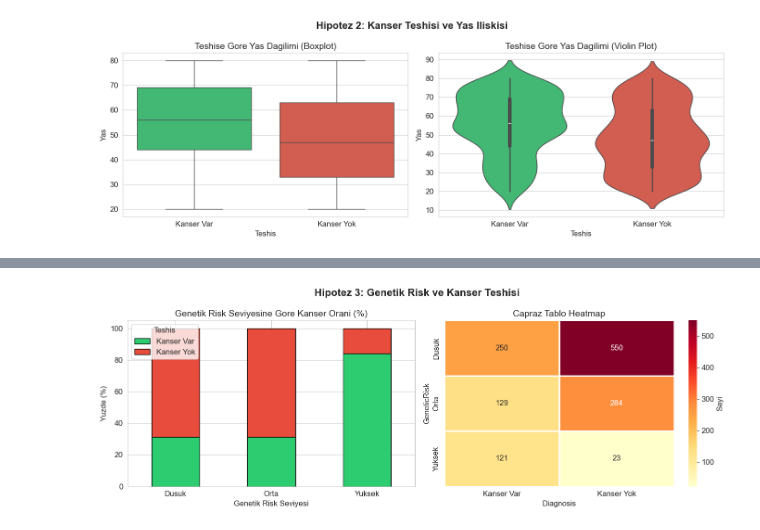
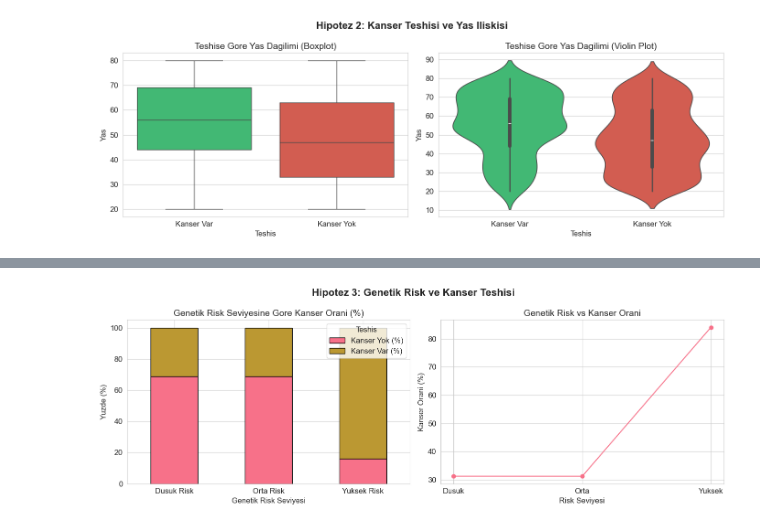
Before and after one commit to yusufguclu/kanser-verisi-isleme, a Jupyter notebook: veri_islme.ipynb, the cells around one changed output, grey strips where cells are left out. Drawn from its saved outputs; the diff is of its cells as text; code cells hidden in the pictures.

```diff
--- a/veri_islme.ipynb
+++ b/veri_islme.ipynb
@@ -133,10 +133,7 @@ for i, col in enumerate(sayisal_sutunlar):
     ax.set_title(f'{col} Dagilimi')
     ax.set_xlabel(col)
     ax.set_ylabel('Frekans')
-    # Ortalama cizgisi
-    ax.axvline(df_orijinal[col].mean(), color='yellow', linestyle='--', label=f'Ort: {df_orijinal[col].mean():.1f}')
-    ax.axvline(df_orijinal[col].median(), color='blue', linestyle='-.', label=f'Med: {df_orijinal[col].median():.1f}')
-    ax.legend() #label gosterir
+
 
 plt.tight_layout()  #grafikleriin yazilari birbirne girmesin
 plt.show()
@@ -929,29 +958,47 @@ p-degeri (0.000000) < alpha (0.05)
 # %%
-# HİPOTEZ 3: Genetik Risk ve Kanser Teshisi — Ki-Kare Testi
+import pandas as pd
+import numpy as np
+import matplotlib.pyplot as plt
+from scipy.stats import chi2_contingency
+
 print('=' * 70)
 print('HİPOTEZ 3: Genetik Risk Seviyesi ve Kanser Teshisi Iliskisi')
 print('=' * 70)
 
-# Capraz tablo
-capraz_tablo3 = pd.crosstab(df_temiz['GeneticRisk'], df_temiz['Diagnosis'],
-                            margins=True, margins_name='Toplam')
+# ======================
+# ÇAPRAZ TABLO
+# ======================
+ct3 = pd.crosstab(df_temiz['GeneticRisk'], df_temiz['Diagnosis'])
+
+capraz_tablo3 = pd.crosstab(
+    df_temiz['GeneticRisk'],
+    df_temiz['Diagnosis'],
+    margins=True,
+    margins_name='Toplam'
+)
+
 capraz_tablo3.index = ['Dusuk Risk', 'Orta Risk', 'Yuksek Risk', 'Toplam']
 capraz_tablo3.columns = ['Kanser Yok', 'Kanser Var', 'Toplam']
+
 print('\nCapraz Tablo:')
 print(capraz_tablo3)
 
-# Oransal capraz tablo
-print('\nOransal Capraz Tablo (%):')
-ct3 = pd.crosstab(df_temiz['GeneticRisk'], df_temiz['Diagnosis'])
+# ======================
+# YÜZDELİK TABLO
+# ======================
 ct3_pct = ct3.div(ct3.sum(axis=1), axis=0) * 100
 ct3_pct.index = ['Dusuk Risk', 'Orta Risk', 'Yuksek Risk']
 ct3_pct.columns = ['Kanser Yok (%)', 'Kanser Var (%)']
-print(ct3_pct.round(1))
 
-# Ki-Kare testi
+print('\nOransal Capraz Tablo (%):')
+print(ct3_pct.round(2))
+
+# ======================
+# KI-KARE TESTİ
+# ======================
 chi2, p_value, dof, expected = chi2_contingency(ct3)
 
-# Cramer's V hesaplama
+# Cramer's V
 n = ct3.sum().sum()
 min_dim = min(ct3.shape) - 1
 cramers_v = np.sqrt(chi2 / (n * min_dim))
@@ -962,7 +1009,7 @@ print(f'p-degeri: {p_value:.6f}')
 print(f'Serbestlik Derecesi (df): {dof}')
 print(f"Cramer's V: {cramers_v:.4f}")
 
-# Etki buyuklugu yorumu
+# Etki büyüklüğü yorumu
 if cramers_v < 0.1:
     etki = 'Cok Zayif'
 elif cramers_v < 0.3:
@@ -971,41 +1018,47 @@ elif cramers_v < 0.5:
     etki = 'Orta'
 else:
     etki = 'Guclu'
+
 print(f'Etki Buyuklugu: {etki}')
 
-# Karar
+# ======================
+# KARAR
+# ======================
 alpha = 0.05
 print(f'\n--- KARAR (alpha = {alpha}) ---')
+
 if p_value < alpha:
-    print(f'p-degeri ({p_value:.6f}) < alpha ({alpha})')
-    print('=> H0 REDDEDİLDİ! Genetik risk seviyesi ile kanser teshisi arasinda')
-    print(f'   istatistiksel olarak anlamli bir iliski VARDIR. (Etki: {etki})')
+    print('=> H0 REDDEDİLDİ!')
+    print(f'Genetik risk seviyesi ile kanser teshisi arasinda anlamli iliski VAR (Etki: {etki})')
 else:
-    print(f'p-degeri ({p_value:.6f}) >= alpha ({alpha})')
-    print('=> H0 REDDEDİLEMEZ! Anlamli bir iliski bulunamadi.')
+    print('=> H0 REDDEDİLEMEZ!')
+    print('Anlamli bir iliski bulunamadi')
 
-# Gorsellessirme
+# ======================
+# GRAFİKLER
+# ======================
 fig, axes = plt.subplots(1, 2, figsize=(14, 5))
 fig.suptitle('Hipotez 3: Genetik Risk ve Kanser Teshisi', fontsize=16, fontweight='bold')
 
-# Stacked bar (yuzde)
-ct3_plot = pd.crosstab(df_temiz['GeneticRisk'].map({0: 'Dusuk', 1: 'Orta', 2: 'Yuksek'}),
-                        df_temiz['Diagnosis'].map({0: 'Kanser Yok', 1: 'Kanser Var'}),
-                        normalize='index') * 100
-ct3_plot.plot(kind='bar', stacked=True, ax=axes[0],
-             color=['#2ecc71', '#e74c3c'], edgecolor='black')
+# --- 1. Grafik: Stacked bar (%)
+ct3_plot = ct3_pct.copy()
+ct3_plot.plot(kind='bar', stacked=True, ax=axes[0], edgecolor='black')
+
 axes[0].set_title('Genetik Risk Seviyesine Gore Kanser Orani (%)')
 axes[0].set_ylabel('Yuzde (%)')
 axes[0].set_xlabel('Genetik Risk Seviyesi')
 axes[0].tick_params(axis='x', rotation=0)
 axes[0].legend(title='Teshis')
 
-# Heatmap (contingency table)
-ct3_heatmap = pd.crosstab(df_temiz['GeneticRisk'].map({0: 'Dusuk', 1: 'Orta', 2: 'Yuksek'}),
-                           df_temiz['Diagnosis'].map({0: 'Kanser Yok', 1: 'Kanser Var'}))
-sns.heatmap(ct3_heatmap, annot=True, fmt='d', cmap='YlOrRd', ax=axes[1],
-           linewidths=1, cbar_kws={'label': 'Sayi'})
-axes[1].set_title('Capraz Tablo Heatmap')
+# --- 2. Grafik: Line plot (kanser oranı)
+kanser_orani = ct3_pct['Kanser Var (%)'].values
+risk_labels = ['Dusuk', 'Orta', 'Yuksek']
+
+axes[1].plot(risk_labels, kanser_orani, marker='o')
+axes[1].set_title('Genetik Risk vs Kanser Orani')
+axes[1].set_xlabel('Risk Seviyesi')
+axes[1].set_ylabel('Kanser Orani (%)')
+axes[1].grid(True)
 
 plt.tight_layout()
 plt.show()
@@ -1030,2 +1083,2 @@ p-degeri (0.000000) < alpha (0.05)
-[figure, old version]
+[figure, new version]
 # %% [markdown]
```
Also changed, not shown: parts of 28 cells of this notebook.
